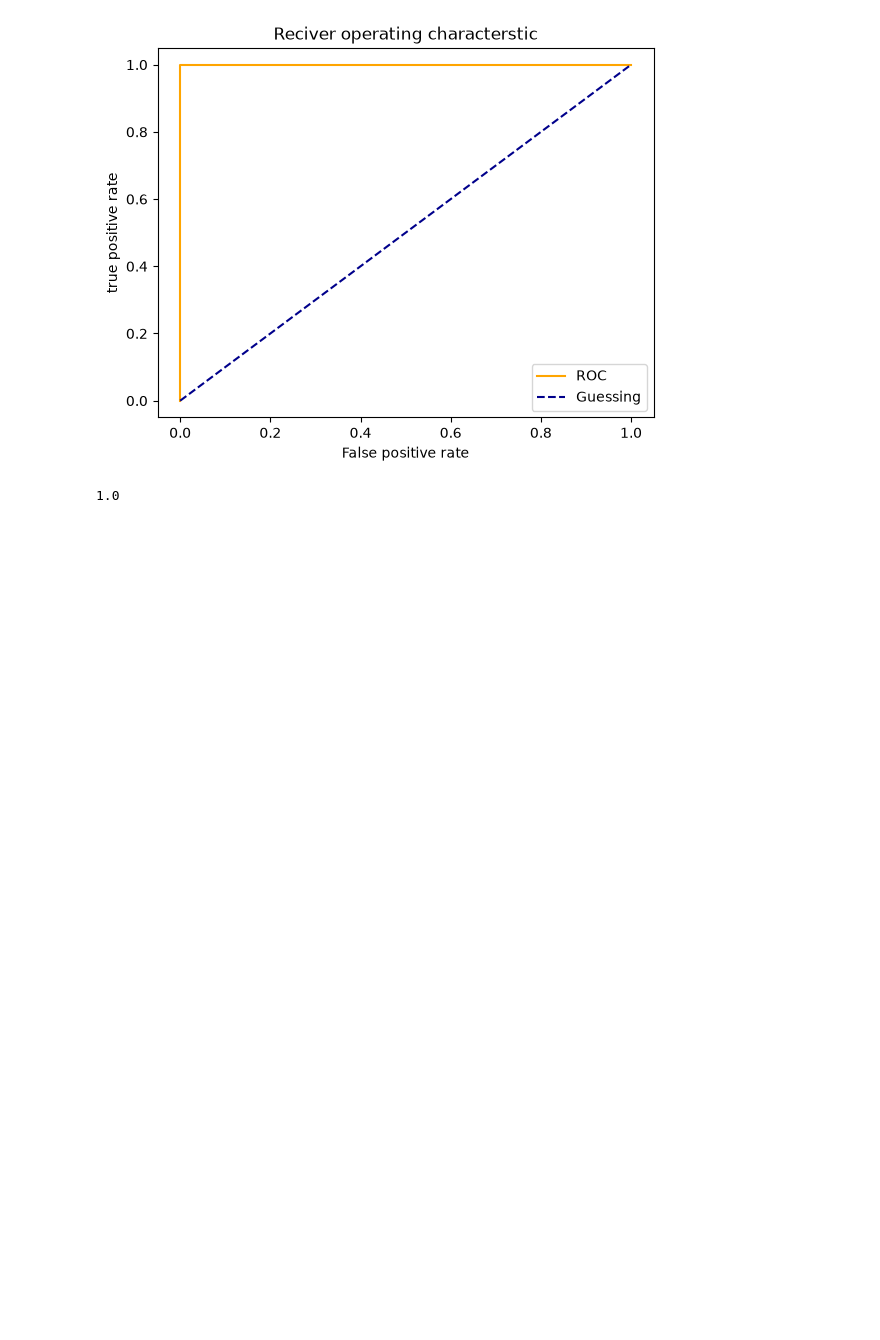
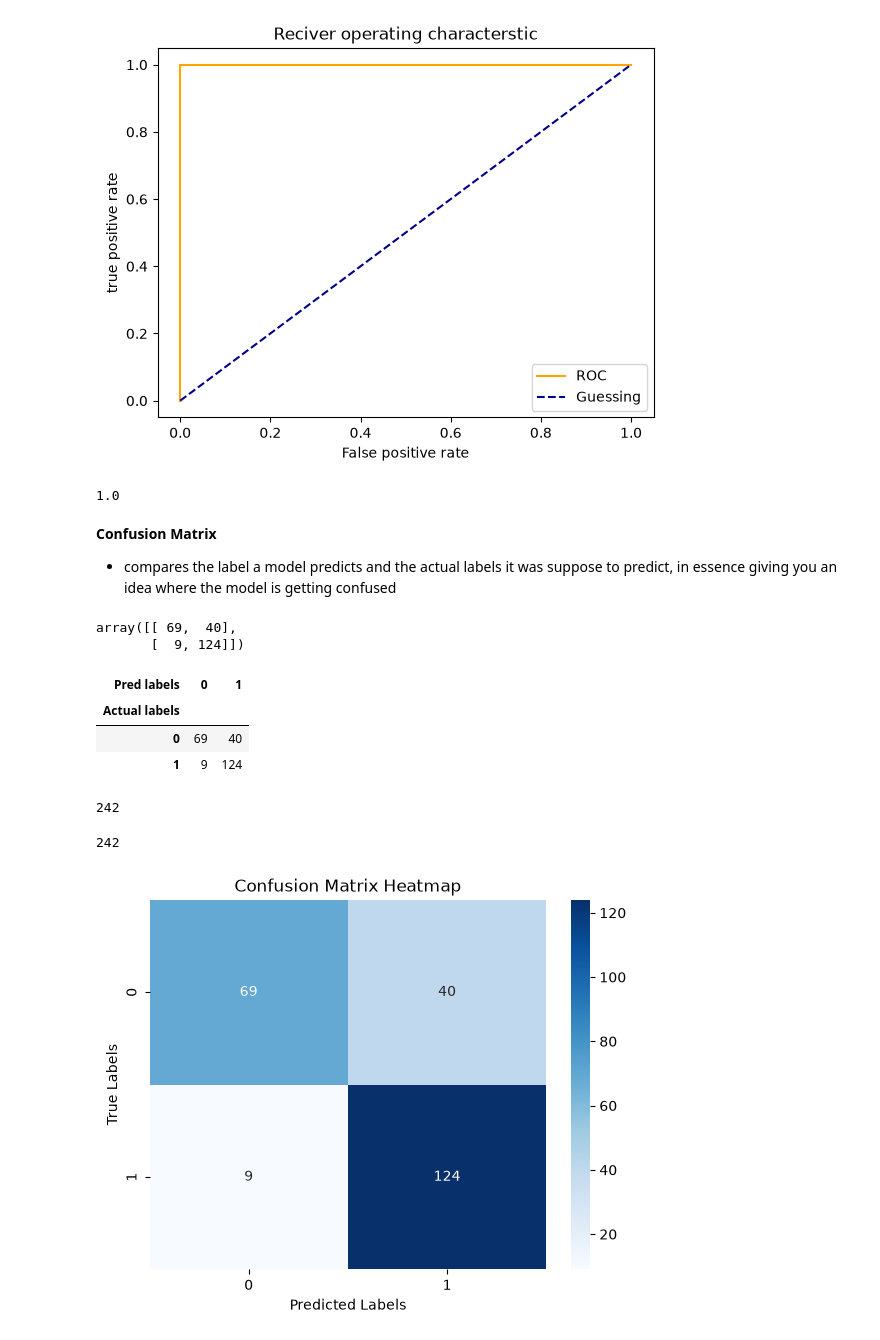
Before and after one commit to DITNO/AI-ML-Journey, a Jupyter notebook: ML/heart_disease_classification.ipynb, the cells around one changed output. Cells and saved outputs as stored; diff of their text form; code cells hidden in the pictures; blank space fills up the shorter version.

Commit message:
confusion matrix

```diff
--- a/ML/heart_disease_classification.ipynb
+++ b/ML/heart_disease_classification.ipynb
@@ -395,3 +395,47 @@ roc_auc_score(y_test,y_test)
 # %% [output]
 [figure]
 1.0
+# %% [markdown]
+**Confusion Matrix**
+* compares the label a model predicts and the actual labels it was suppose to predict, in essence giving you an idea where the model is getting confused
+# %%
+from sklearn.metrics import confusion_matrix
+
+y_preds = clf.predict(x_test)
+
+confusion_matrix(y_test,y_preds)
+# %% [output]
+array([[ 69,  40],
+       [  9, 124]])
+# %%
+#visualizae the confusion matrix
+pd.crosstab(y_test,y_preds,rownames=["Actual labels"],colnames=["Pred labels"])
+# %% [output]
+| Pred labels | 0 | 1 |
+| Actual labels |  |  |
+| 0 | 69 | 40 |
+| 1 | 9 | 124 |
+# %%
+69+9+40+124
+# %% [output]
+242
+# %%
+len(y_preds)
+# %% [output]
+242
+# %%
+#make our confusion matrix visual with seaborn heapmap
+import matplotlib.pyplot as plt
+import seaborn as sns
+from sklearn.metrics import confusion_matrix
+
+cm = confusion_matrix(y_test,y_preds)
+sns.heatmap(cm, annot=True, fmt="d", cmap="Blues")
+
+# 3. Add labels and show the plot
+plt.xlabel("Predicted Labels")
+plt.ylabel("True Labels")
+plt.title("Confusion Matrix Heatmap")
+plt.show()
+# %% [output]
+[figure, added]
```
